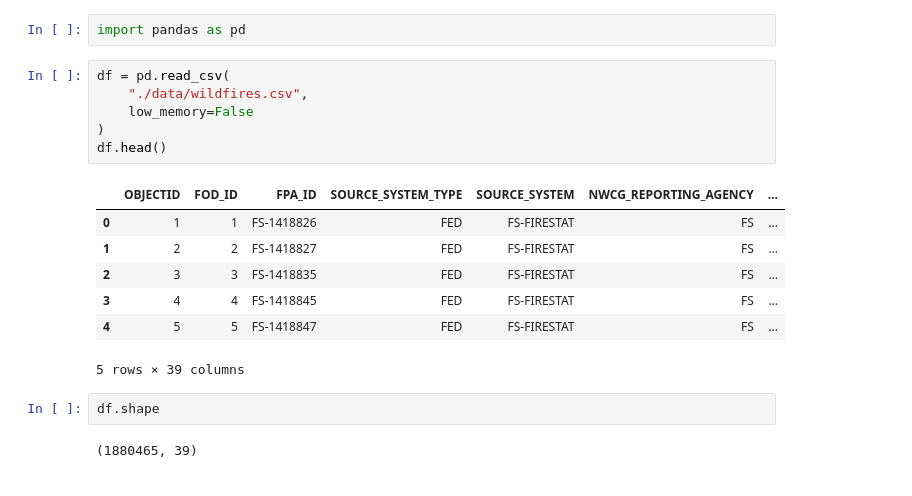
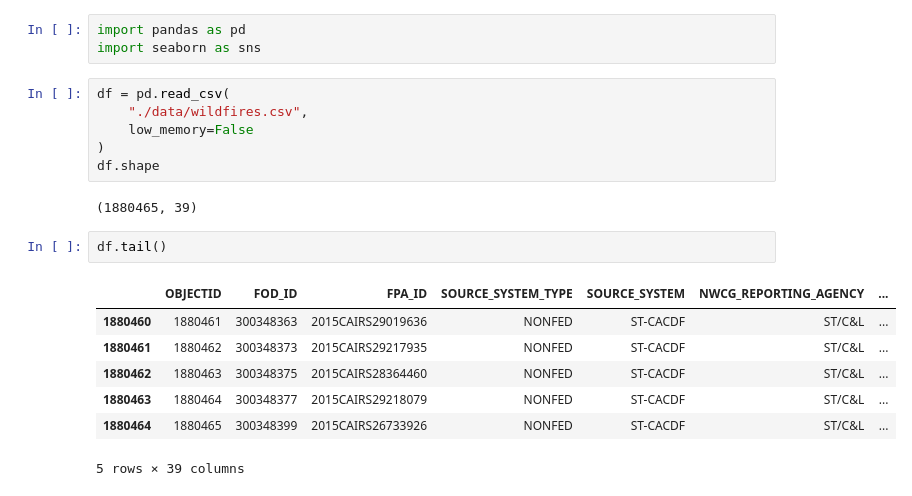
Before and after one commit to itsmartinhi/us-wildfires, a Jupyter notebook: data-exploration.ipynb, the cells around one changed output. Drawn from its saved outputs; the diff is of its cells as text.

```diff
--- a/data-exploration.ipynb
+++ b/data-exploration.ipynb
@@ -1,20 +1,21 @@
 # %%
 import pandas as pd
+import seaborn as sns
 # %%
 df = pd.read_csv(
     "./data/wildfires.csv",
     low_memory=False
 )
-df.head()
+df.shape
 # %% [output]
-|  | OBJECTID | FOD_ID | FPA_ID | SOURCE_SYSTEM_TYPE | SOURCE_SYSTEM | NWCG_REPORTING_AGENCY | ... |
-| 0 | 1 | 1 | FS-1418826 | FED | FS-FIRESTAT | FS | ... |
-| 1 | 2 | 2 | FS-1418827 | FED | FS-FIRESTAT | FS | ... |
-| 2 | 3 | 3 | FS-1418835 | FED | FS-FIRESTAT | FS | ... |
-| 3 | 4 | 4 | FS-1418845 | FED | FS-FIRESTAT | FS | ... |
-| 4 | 5 | 5 | FS-1418847 | FED | FS-FIRESTAT | FS | ... |
-5 rows × 39 columns
+(1880465, 39)
 # %%
-df.shape
+df.tail()
 # %% [output]
+|  | OBJECTID | FOD_ID | FPA_ID | SOURCE_SYSTEM_TYPE | SOURCE_SYSTEM | NWCG_REPORTING_AGENCY | ... |
+| 1880460 | 1880461 | 300348363 | 2015CAIRS29019636 | NONFED | ST-CACDF | ST/C&L | ... |
+| 1880461 | 1880462 | 300348373 | 2015CAIRS29217935 | NONFED | ST-CACDF | ST/C&L | ... |
+| 1880462 | 1880463 | 300348375 | 2015CAIRS28364460 | NONFED | ST-CACDF | ST/C&L | ... |
+| 1880463 | 1880464 | 300348377 | 2015CAIRS29218079 | NONFED | ST-CACDF | ST/C&L | ... |
+| 1880464 | 1880465 | 300348399 | 2015CAIRS26733926 | NONFED | ST-CACDF | ST/C&L | ... |
-(1880465, 39)
+5 rows × 39 columns
```
Also changed, not shown: parts of 9 cells of this notebook.
